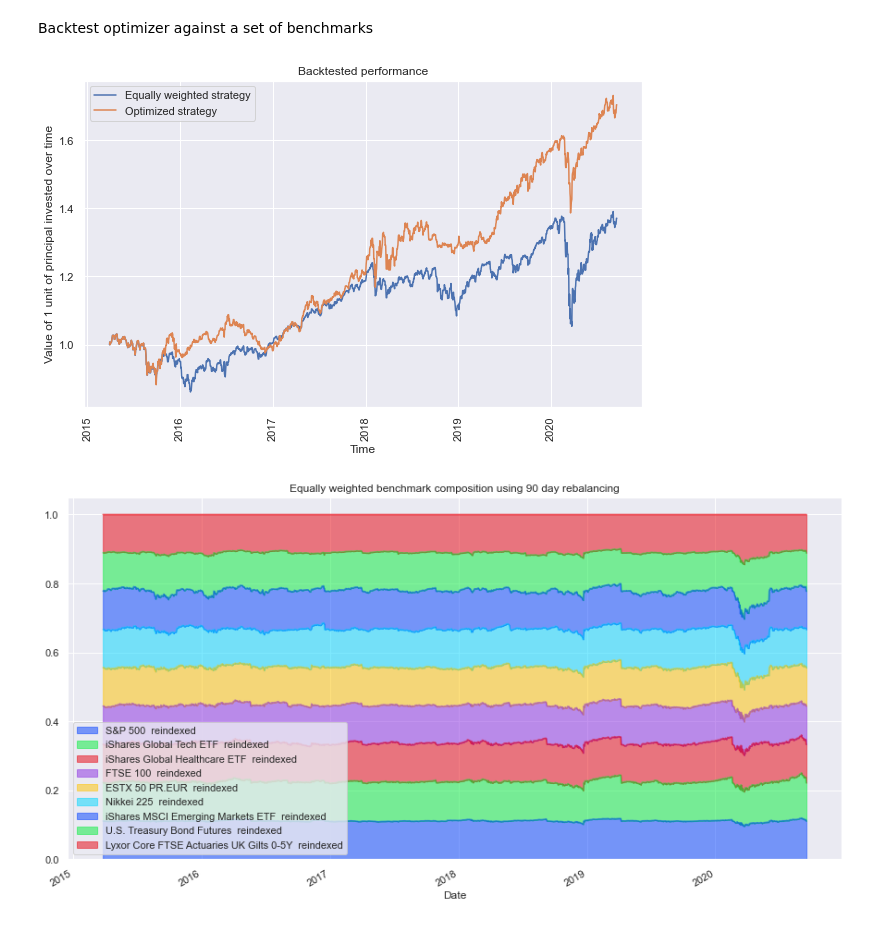
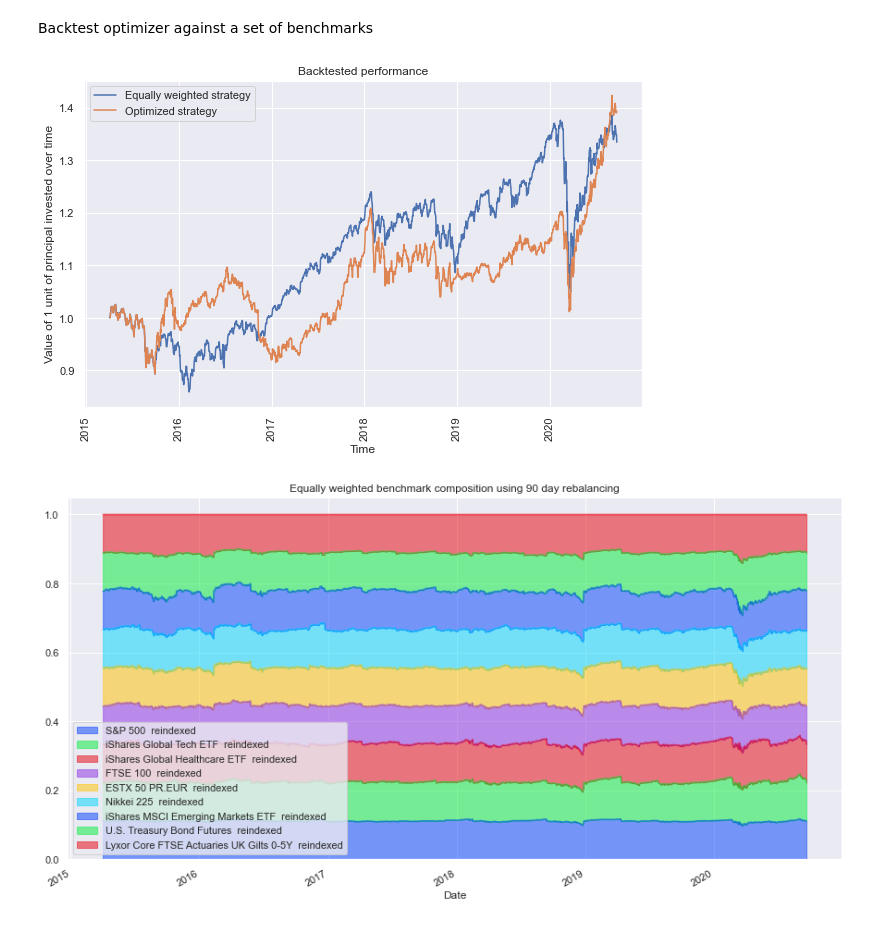
Before and after one commit to dhirlea/Portfolio-Optimizer, a Jupyter notebook: YahooPortfolioOptimizer.ipynb, the cells around one changed output. Cells and saved outputs as stored; diff of their text form; code cells hidden in the pictures.

Commit message:
added backtest daily sampling, calibration of risk

```diff
--- a/YahooPortfolioOptimizer.ipynb
+++ b/YahooPortfolioOptimizer.ipynb
@@ -427,36 +423,38 @@ equal_portfolio_returns_df['Equal weighted portfolio return'] = equal_portfolio_
 #display(equal_portfolio_returns_df.tail())
 
 # Calculate drifted backtest strategy weights and performance
 optimal_portfolio_df_backtest = optimal_portfolio_df_backtest.resample('D').fillna('ffill')
 
 daily_strategy_backtest_df = pd.merge(left = optimal_portfolio_df_backtest, right = securities_return_df, how='inner', left_index=True, right_index=True)
 
-midpoint = daily_stratgy_backtest_df.shape[1]/2 + 1
+midpoint = daily_strategy_backtest_df.shape[1]/2
 midpoint = int(midpoint)
 
 optimal_portfolio_df_backtest = daily_strategy_backtest_df.iloc[: , 0 : midpoint]
 backtest_securities_return_df = daily_strategy_backtest_df.iloc[: , midpoint :]
+
 
 optimal_portfolio_df_backtest_returns = np.multiply(optimal_portfolio_df_backtest, backtest_securities_return_df)
 optimal_portfolio_df_backtest_returns['Backtested strategy'] = optimal_portfolio_df_backtest_returns.sum(axis='columns')
 optimal_portfolio_df_backtest_returns.drop(optimal_portfolio_df_backtest_returns.index[0], inplace=True)
 optimal_portfolio_df_backtest_principal = np.cumprod(1+optimal_portfolio_df_backtest_returns['Backtested strategy'])
 
-
+optimal_portfolio_df_backtest_returns.to_csv('Backtested_strategy_returns.csv')
+backtest_securities_return_df.to_csv('Individual_security_returns.csv')
 # Plot benchmark returns
 
 sns.set()
 plt.figure(figsize=(10, 6))
 plt.plot(equal_portfolio_returns_df.index, np.cumprod(1+equal_portfolio_returns_df['Equal weighted portfolio return']), label='Equally weighted strategy')
 plt.plot(optimal_portfolio_df_backtest_principal, label = 'Optimized strategy')
 plt.xticks(rotation=90)
 plt.title('Backtested performance')
 plt.xlabel('Time')
 plt.ylabel('Value of 1 unit of principal invested over time')
 plt.legend()
 plt.show()
 # %% [output]
-[figure, old version]
+[figure, new version]
 # %%
 #Plot drifted benchmark weights
 plt.style.use('seaborn-bright')
```
Also changed, not shown: parts of 7 cells of this notebook, 4 other files.
